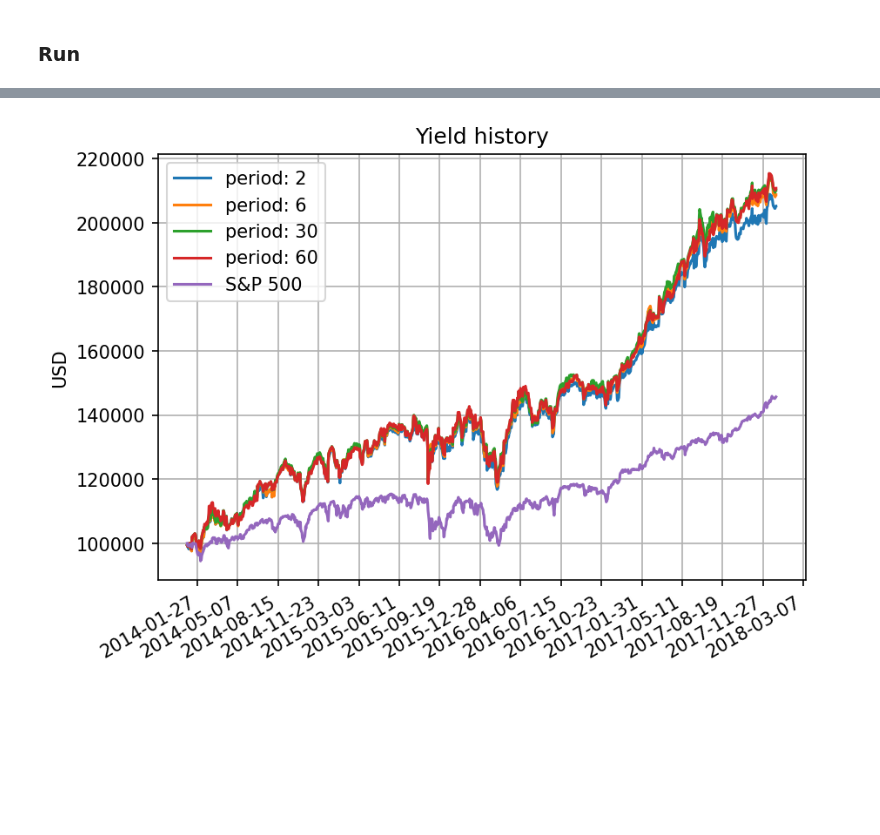
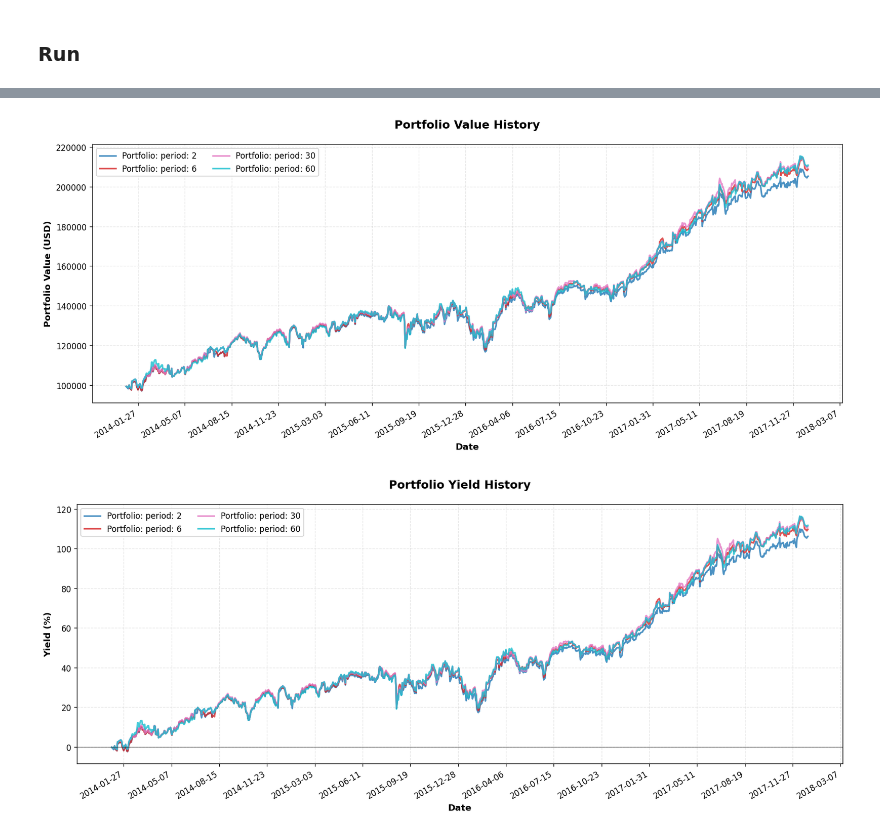
Before and after one commit to RoyElkabetz/Python-Trader-Backtest, a Jupyter notebook: notebooks/backtesting_simulator.ipynb, the cells around one changed output, grey strips where cells are left out. Drawn from its saved outputs; the diff is of its cells as text; code cells hidden in the pictures; blank space fills up the shorter version.

```diff
--- a/notebooks/backtesting_simulator.ipynb
+++ b/notebooks/backtesting_simulator.ipynb
@@ -141,2 +114,0 @@ yields(traders_list, periods, 'period', market)
-# %%
-profit_and_portfolio_value(traders_list, periods, 'period')
@@ -162,4 +115,14 @@ def yields_usd(traders: list, parameter: list, parameter_name: str, market: Mark
-# %%
-yields_usd(traders_list, periods, 'period', market)
-# %% [output]
-[figure, removed]
+# %%
+portfolio_names = []
+for (trader, period) in zip(traders_list, periods):
+    portfolio_names.append(f"period: {period}")
+# %%
+# ==================== Plot 1: Portfolio Value History ====================
+portfolio_values(traders_list, portfolio_names, 'Portfolio', use_colors=True)
+# %% [output]
+[figure, added]
+# %%
+# ==================== Plot 2: Yield History ====================
+yields(traders_list, portfolio_names, 'Portfolio', market=None, use_colors=True)
+# %% [output]
+[figure, added]
```
Also changed, not shown: parts of 10 cells of this notebook.
